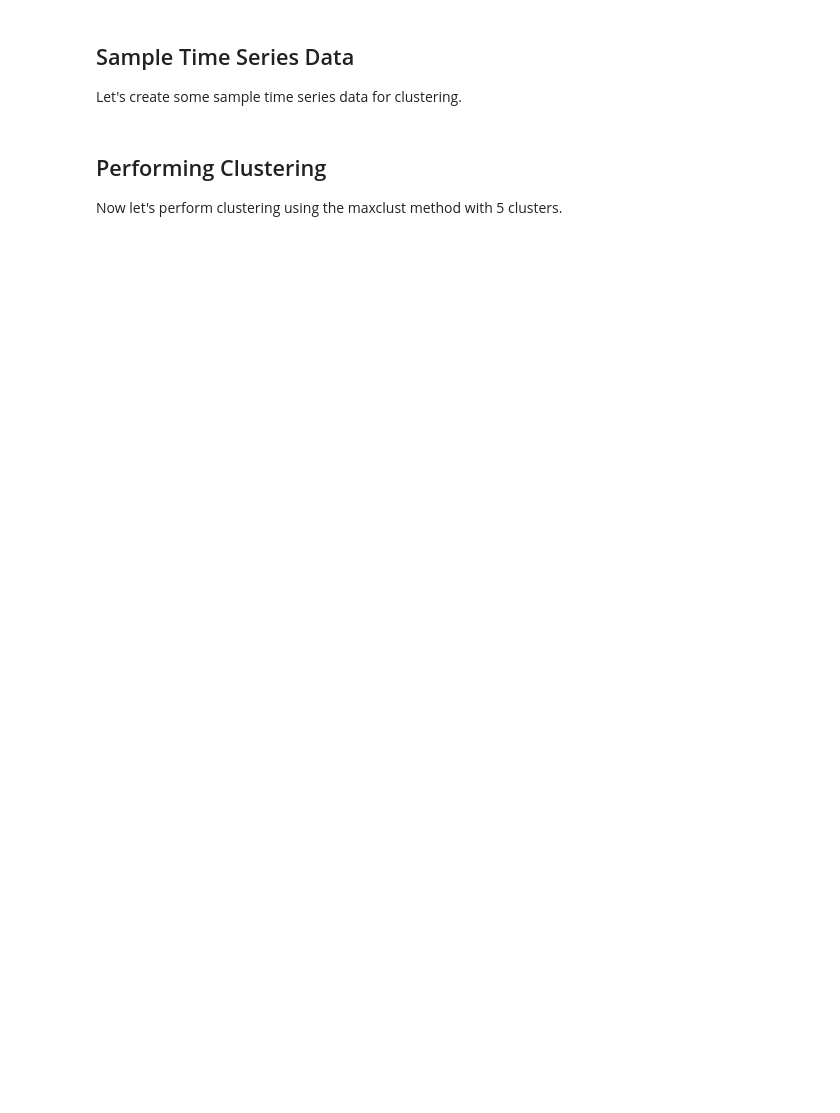
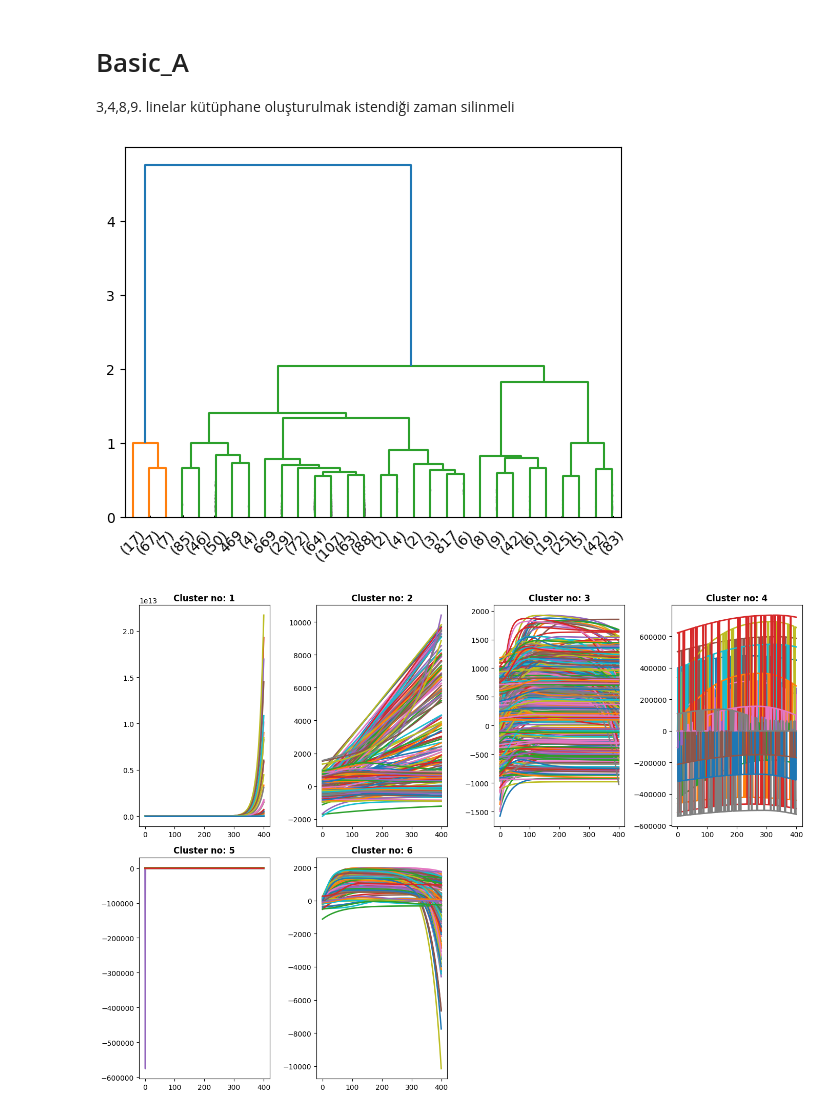
Before and after one commit to emirseners/ts-clustering, a Jupyter notebook: basicA/basicA_notebook.ipynb, the cells around one changed output. Drawn from its saved outputs; the diff is of its cells as text; code cells hidden in the pictures; blank space fills up the shorter version.

```diff
--- a/basicA/basicA_notebook.ipynb
+++ b/basicA/basicA_notebook.ipynb
@@ -13,4 +0,0 @@ from simclstr import perform_clustering
-# %% [markdown]
-## Sample Time Series Data
-
-Let's create some sample time series data for clustering.
@@ -38,5 +1,20 @@ print(f"Dataset shape: {ts_data.shape}")
-# %% [markdown]
-## Performing Clustering
-
-Now let's perform clustering using the maxclust method with 5 clusters.
+# %% [markdown]
+# Basic_A
+
+3,4,8,9. linelar kütüphane oluşturulmak istendiği zaman silinmeli
+# %%
+import sys
+sys.path.insert(0, "/Users/emirsener/Desktop/ts-clustering")
+
+from simclstr.clusterer import perform_clustering, read_time_series
+
+import os
+model_path_vensim = os.path.expanduser('~/Desktop/SESDYN_Basic_A/Basic_A_Vensim.xlsx')
+
+read_data_vensim = read_time_series(model_path_vensim)
+
+clustering_results_vensim = perform_clustering(read_data_vensim, cMethod='maxclust', cValue = 6, plotDendrogram=True, plotClusters=True)
+# %% [output]
+[figure, added]
+[figure, added]
 # %%
```
Also changed, not shown: parts of 10 cells of this notebook, 26 other files.
